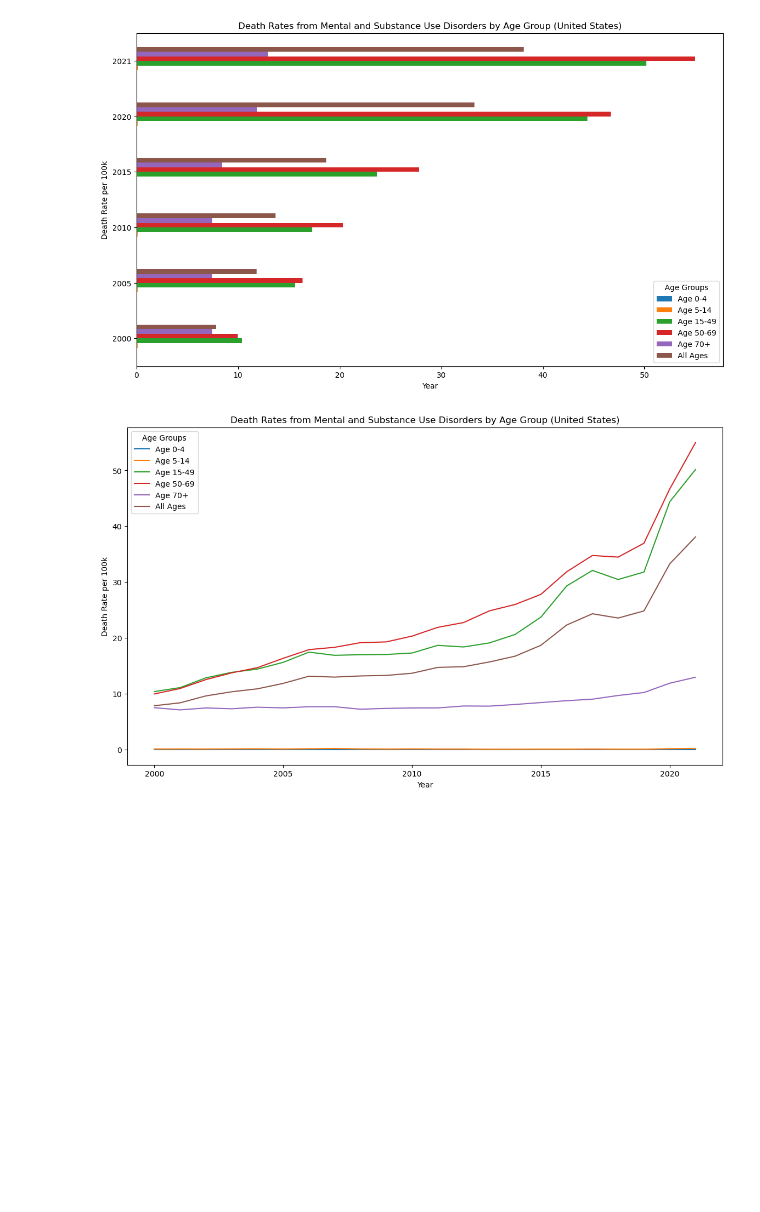
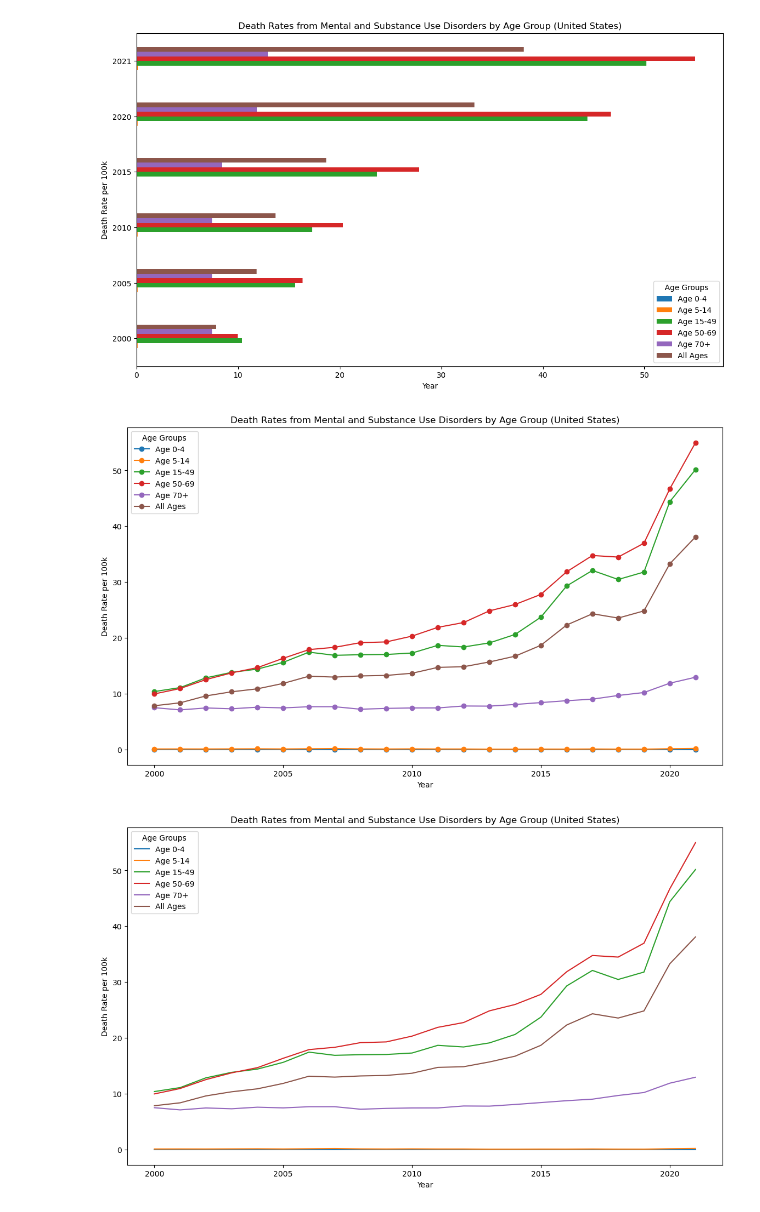
Before and after one commit to Jakef144/Bootcamp_project_1, a Jupyter notebook: code/MH_SUDs_data.ipynb, the cells around one changed output. Saved outputs shown, nothing was run; the diff lists cells and outputs as text; code cells hidden in the pictures; blank space fills up the shorter version.

Commit message:
line graph with markers, comment out fetch from API

```diff
--- a/code/MH_SUDs_data.ipynb
+++ b/code/MH_SUDs_data.ipynb
@@ -20,6 +20,11 @@ df.to_csv('death_rates_mental_substance_disorders.csv', index=False)
+# %%
+import pandas as pd
+import matplotlib.pyplot as plt
+# Read the CSV file instead of fetching from the API
+df = pd.read_csv('C:\Class project 1\Bootcamp_project_1\csv\death_rates_mental_substance_disorders.csv')
 # %%
 # Rename columns for better readability -- run once and comment out
-# df.rename(columns={'death_rate100k__age_group_years0_4__sex_both_sexes__cause_mental_and_substance_use_disorders': 'Age 0-4',
+df.rename(columns={'death_rate100k__age_group_years0_4__sex_both_sexes__cause_mental_and_substance_use_disorders': 'Age 0-4',
                    'death_rate100k__age_group_years5_14__sex_both_sexes__cause_mental_and_substance_use_disorders': 'Age 5-14',
                    'death_rate100k__age_group_years15_49__sex_both_sexes__cause_mental_and_substance_use_disorders': 'Age 15-49',
                    'death_rate100k__age_group_years50_69__sex_both_sexes__cause_mental_and_substance_use_disorders': 'Age 50-69',
@@ -81,6 +86,27 @@ plt.legend(title='Age Groups')
 plt.show()
 # %% [output]
 [figure]
+# %%
+# Filter the dataframe for the "United States" entity
+us_df = df[df['Entity'] == 'United States']
+
+# Example of plotting a line graph with matching colors for lines and markers
+us_df.plot(x='Year', y=[
+    'Age 0-4',
+    'Age 5-14',
+    'Age 15-49',
+    'Age 50-69',
+    'Age 70+',
+    'All Ages'
+], kind='line', marker='o', figsize=(14, 8))
+
+plt.title('Death Rates from Mental and Substance Use Disorders by Age Group (United States)')
+plt.xlabel('Year')
+plt.ylabel('Death Rate per 100k')
+plt.legend(title='Age Groups')
+plt.show()
+# %% [output]
+[figure, added]
 # %%
 # Filter the dataframe for the "United States" entity
 us_df = df[df['Entity'] == 'United States']
```
Also changed, not shown: parts of 2 cells of this notebook, 1 other file.
